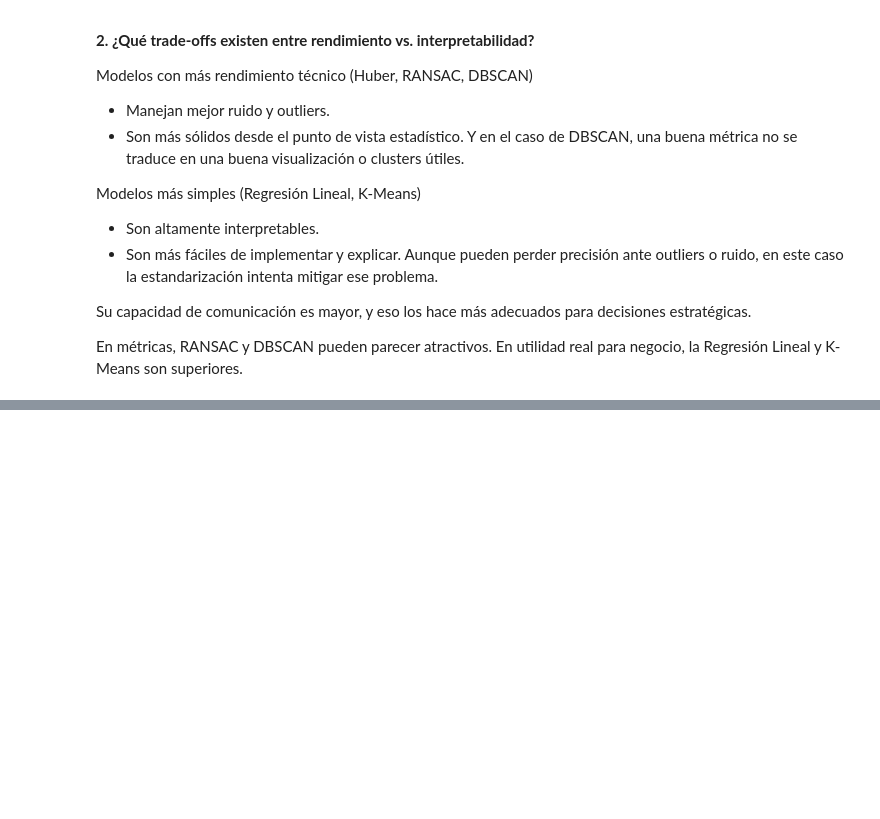
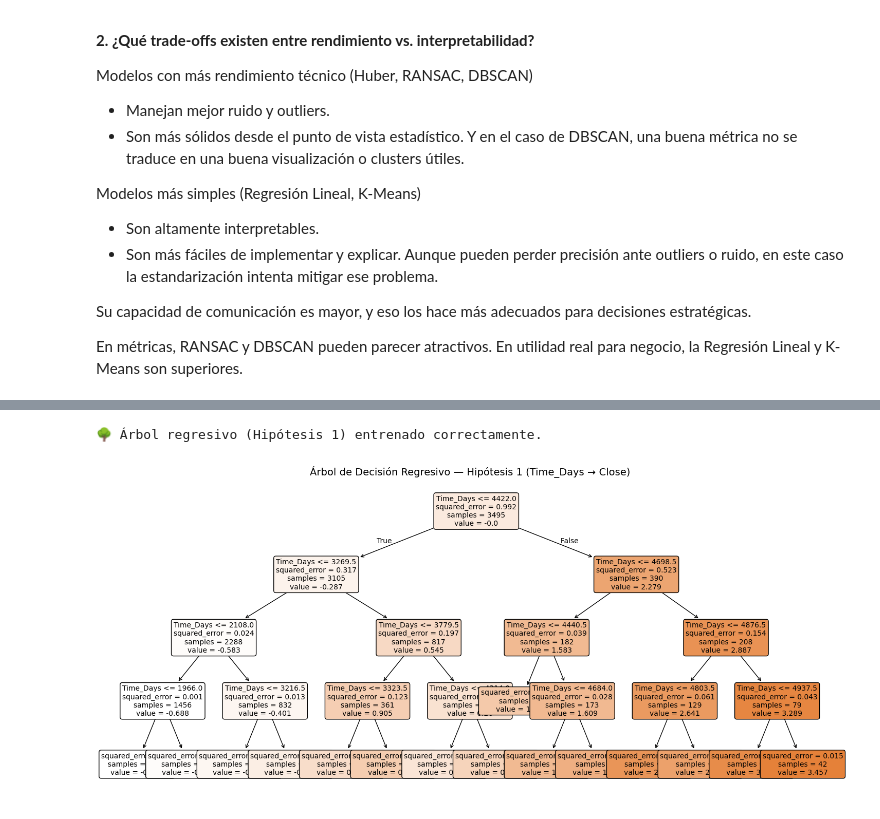
Before and after one commit to AlexandreKc/SUMATIVA2_IDN, a Jupyter notebook: notebook/BI_T3_SebastianCarrera.ipynb, the cells around one changed output, grey strips where cells are left out. Saved outputs shown, nothing was run; the diff lists cells and outputs as text; code cells hidden in the pictures; blank space fills up the shorter version.

Commit message:
Sección 2 – Árbol de decisión regresivo

```diff
--- a/notebook/BI_T3_SebastianCarrera.ipynb
+++ b/notebook/BI_T3_SebastianCarrera.ipynb
@@ -441,0 +520,11 @@ En utilidad real para negocio, la Regresión Lineal y K-Means son superiores.
+# %%
+# Train/Test para Hipótesis 1
+
+from sklearn.model_selection import train_test_split
+
+X1 = btc_scaled_loaded[["t"]]
+y1 = btc_scaled_loaded["Close"]
+
+X1_train, X1_test, y1_train, y1_test = train_test_split(
+    X1, y1, test_size=0.30, random_state=42
+)
@@ -441,0 +550,30 @@ En utilidad real para negocio, la Regresión Lineal y K-Means son superiores.
+# %%
+from sklearn.tree import DecisionTreeRegressor
+from sklearn.tree import plot_tree
+
+# Modelo para Hipótesis 1
+tree_h1 = DecisionTreeRegressor(
+    max_depth=4,
+    min_samples_split=10,
+    min_samples_leaf=5,
+    random_state=42
+)
+
+# Entrenar
+tree_h1.fit(X1_train, y1_train)
+
+print("🌳 Árbol regresivo (Hipótesis 1) entrenado correctamente.")
+
+plt.figure(figsize=(18, 8))
+plot_tree(
+    tree_h1,
+    feature_names=["Time_Days"],
+    filled=True,
+    rounded=True,
+    fontsize=10
+)
+plt.title("Árbol de Decisión Regresivo — Hipótesis 1 (Time_Days → Close)", fontsize=14)
+plt.show()
+# %% [output]
+🌳 Árbol regresivo (Hipótesis 1) entrenado correctamente.
+[figure, added]
```
Also changed, not shown: parts of 17 cells of this notebook.
